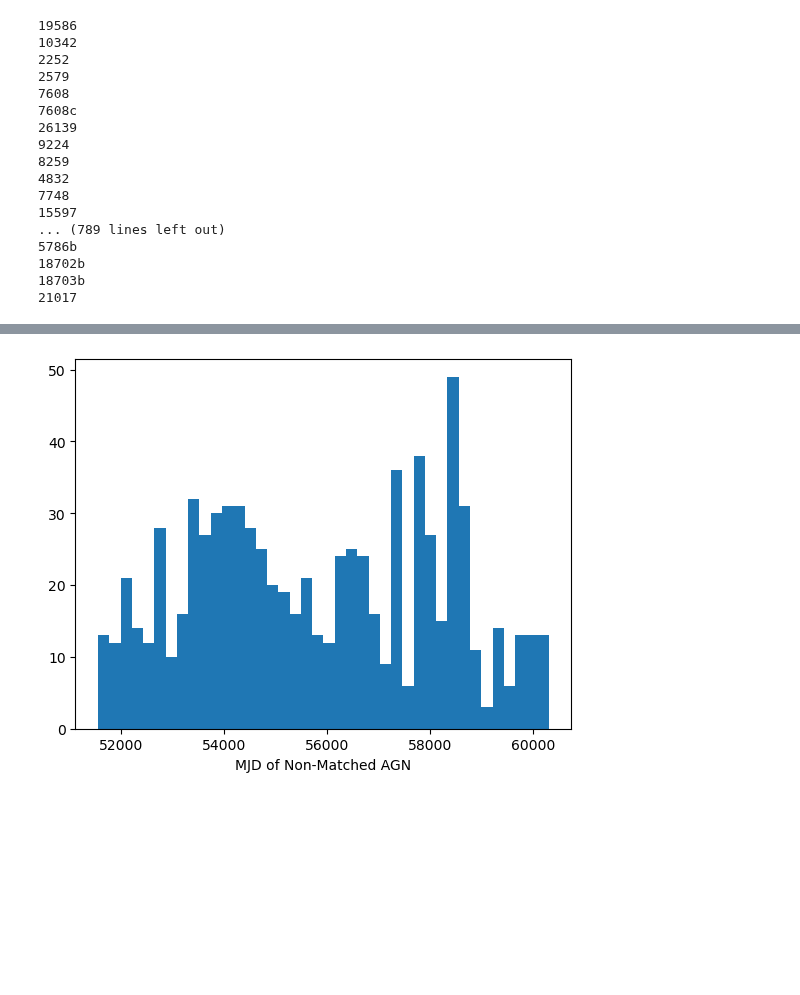
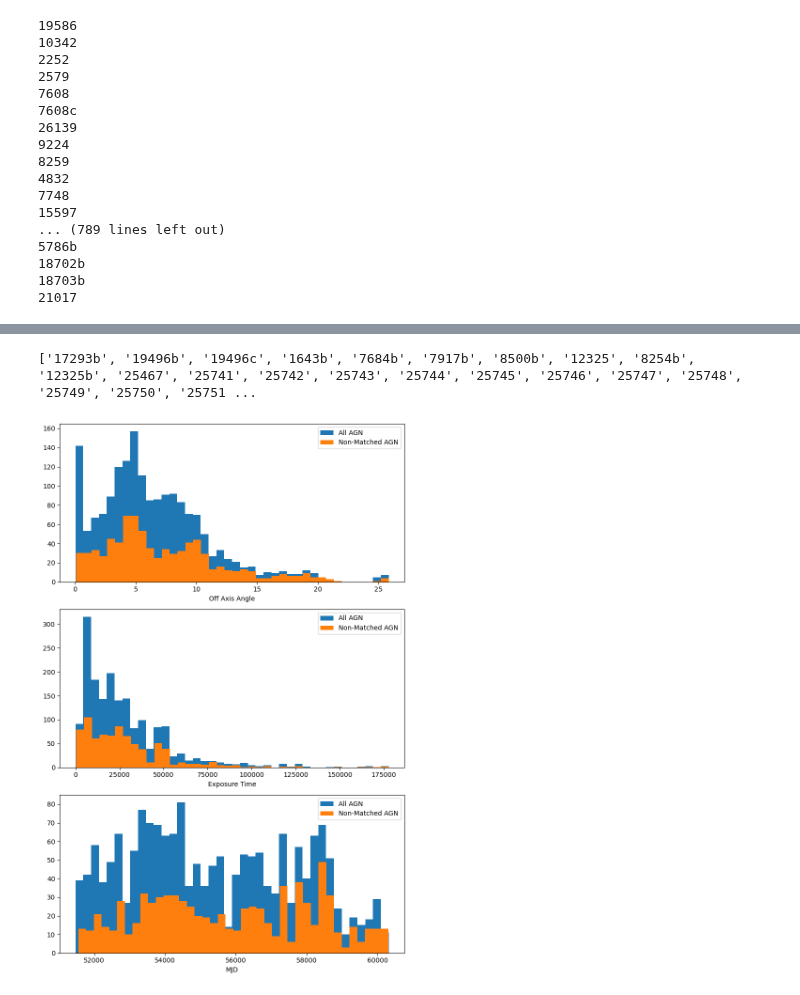
Before and after one commit to kciurleo/AGN, a Jupyter notebook: sherpa_fitting_code/solving_my_own_mysteries.ipynb, the cells around one changed output, grey strips where cells are left out. Drawn from its saved outputs; the diff is of its cells as text; code cells hidden in the pictures; blank space fills up the shorter version.

Commit message:
double histograms for the above, including all sources

```diff
--- a/sherpa_fitting_code/solving_my_own_mysteries.ipynb
+++ b/sherpa_fitting_code/solving_my_own_mysteries.ipynb
@@ -171,10 +161,3 @@ for i in range(len(match_error['date'])):
         mjds.append(Time(match_error['date'][i]).mjd)
     except:
         mjds.append(np.nan)
-# %%
-plt.plot(figsize=[8,6])
-plt.hist(mjds, bins=40)
-plt.xlabel('MJD of Non-Matched AGN')
-plt.show()
-# %% [output]
-[figure, removed]
@@ -180,0 +198,11 @@ plt.show()
+# %%
+print(problem_list_full)
+# %% [output]
+['17293b', '19496b', '19496c', '1643b', '7684b', '7917b', '8500b', '12325', '8254b', '12325b', '25467', '25741', '25742', '25743', '25744', '25745', '25746', '25747', '25748', '25749', '25750', '25751 ...
+# %%
+final_mjds=[]
+for i in range(len(final_list['date'])):
+    try:
+        final_mjds.append(Time(final_list['date'][i]).mjd)
+    except:
+        final_mjds.append(np.nan)
@@ -180,0 +211,24 @@ plt.show()
+# %%
+
+fig, axs = plt.subplots(3, 1, figsize=[8, 12])
+
+axs[0].hist(final_list['theta'], bins=40, label='All AGN')
+axs[0].hist(match_error['theta'], bins=40, label='Non-Matched AGN')
+axs[0].set_xlabel('Off Axis Angle')
+axs[0].legend()
+
+axs[1].hist(final_list['exp'], bins=40, label='All AGN')
+axs[1].hist(match_error['exp'], bins=40, label='Non-Matched AGN')
+axs[1].set_xlabel('Exposure Time')
+axs[1].legend()
+
+axs[2].hist(final_mjds, bins=40, label='All AGN')
+axs[2].hist(mjds, bins=40, label='Non-Matched AGN')
+axs[2].set_xlabel('MJD')
+axs[2].legend()
+
+# Adjust layout
+plt.tight_layout()
+plt.show()
+# %% [output]
+[figure, added]
```
Also changed, not shown: parts of 5 cells of this notebook.
